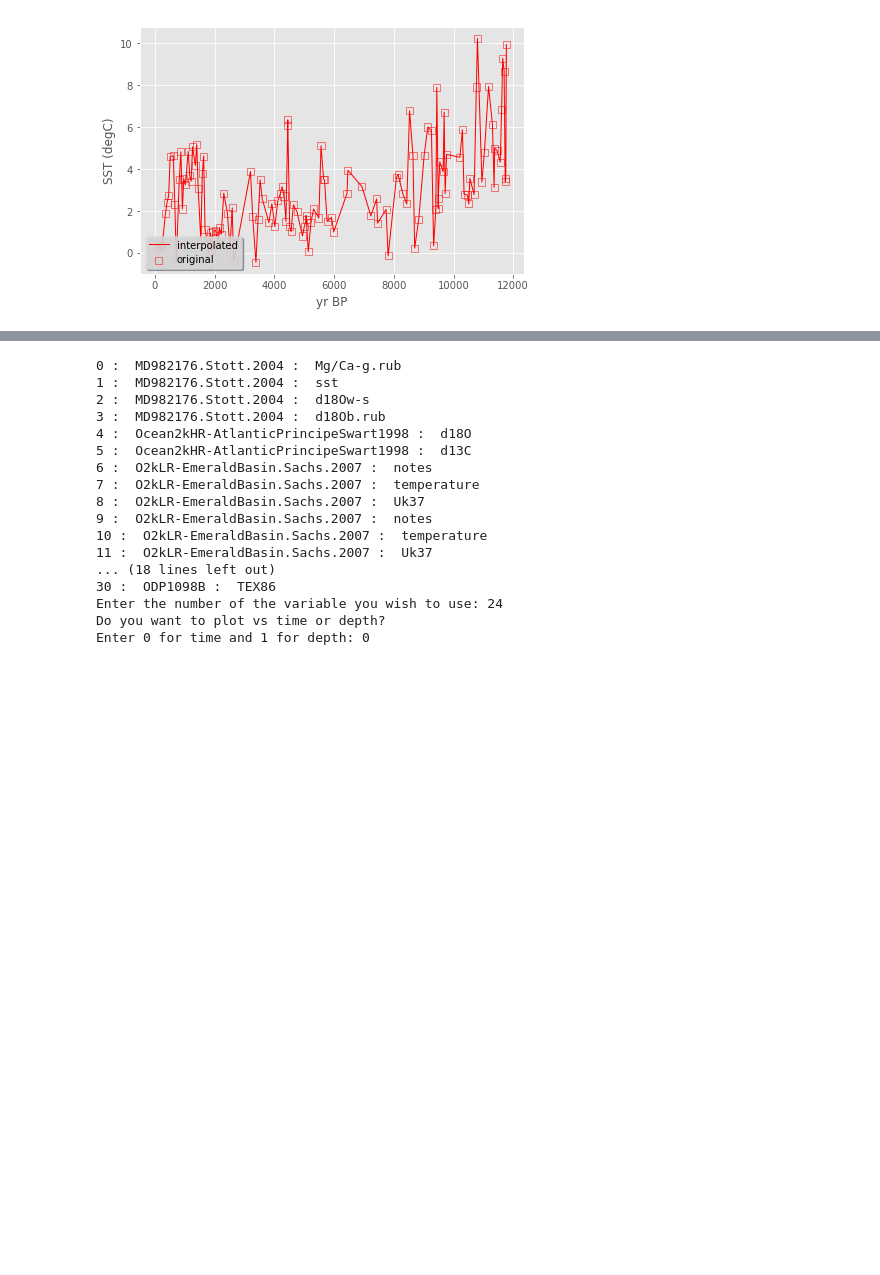
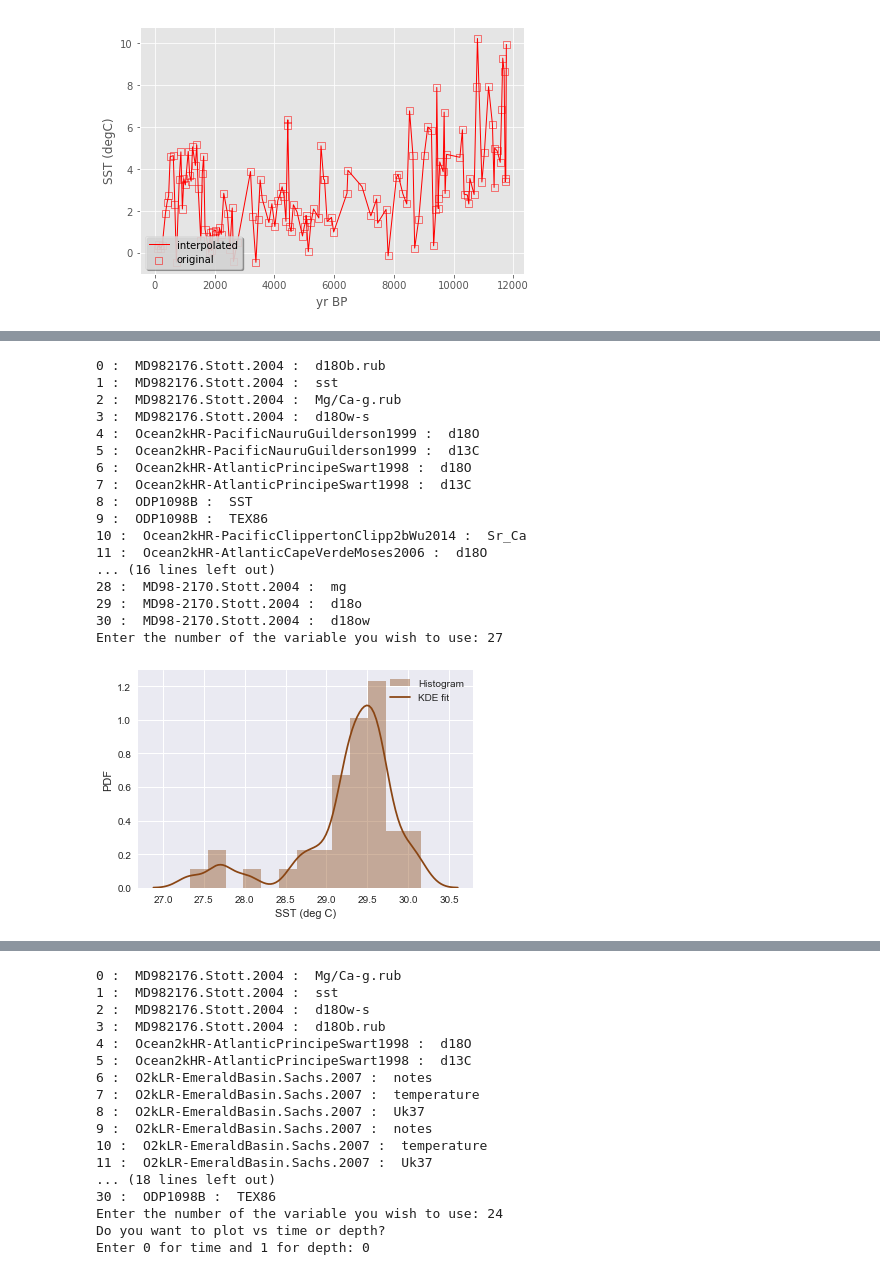
Before and after one commit to LinkedEarth/Pyleoclim_util, a Jupyter notebook: Example/PyleoclimQuickstart.ipynb, the cells around one changed output, grey strips where cells are left out. Saved outputs shown, nothing was run; the diff lists cells and outputs as text; code cells hidden in the pictures; blank space fills up the shorter version.

Commit message:
Added Functionalities - Not updated on Pypi
Added functions to place two time series on a common axis, plot the
distribution of paleoData_values, and new type of summaryplots

```diff
--- a/Example/PyleoclimQuickstart.ipynb
+++ b/Example/PyleoclimQuickstart.ipynb
@@ -215,3 +237,25 @@ Enter 0 for time and 1 for depth: 0
+# %%
+%matplotlib inline
+fig = pyleo.histTs()
+# %% [output]
+0 :  MD982176.Stott.2004 :  d18Ob.rub
+1 :  MD982176.Stott.2004 :  sst
+2 :  MD982176.Stott.2004 :  Mg/Ca-g.rub
+3 :  MD982176.Stott.2004 :  d18Ow-s
+4 :  Ocean2kHR-PacificNauruGuilderson1999 :  d18O
+5 :  Ocean2kHR-PacificNauruGuilderson1999 :  d13C
+6 :  Ocean2kHR-AtlanticPrincipeSwart1998 :  d18O
+7 :  Ocean2kHR-AtlanticPrincipeSwart1998 :  d13C
+8 :  ODP1098B :  SST
+9 :  ODP1098B :  TEX86
+10 :  Ocean2kHR-PacificClippertonClipp2bWu2014 :  Sr_Ca
+11 :  Ocean2kHR-AtlanticCapeVerdeMoses2006 :  d18O
+... (16 lines left out)
+28 :  MD98-2170.Stott.2004 :  mg
+29 :  MD98-2170.Stott.2004 :  d18o
+30 :  MD98-2170.Stott.2004 :  d18ow
+Enter the number of the variable you wish to use: 27
+[figure, added]
 # %% [markdown]
 ### Summary Plots
 Summary Plots are special plots in Pyleoclim that allow to get basic information about a record.
```
Also changed, not shown: parts of 8 cells of this notebook, 34 other files.
